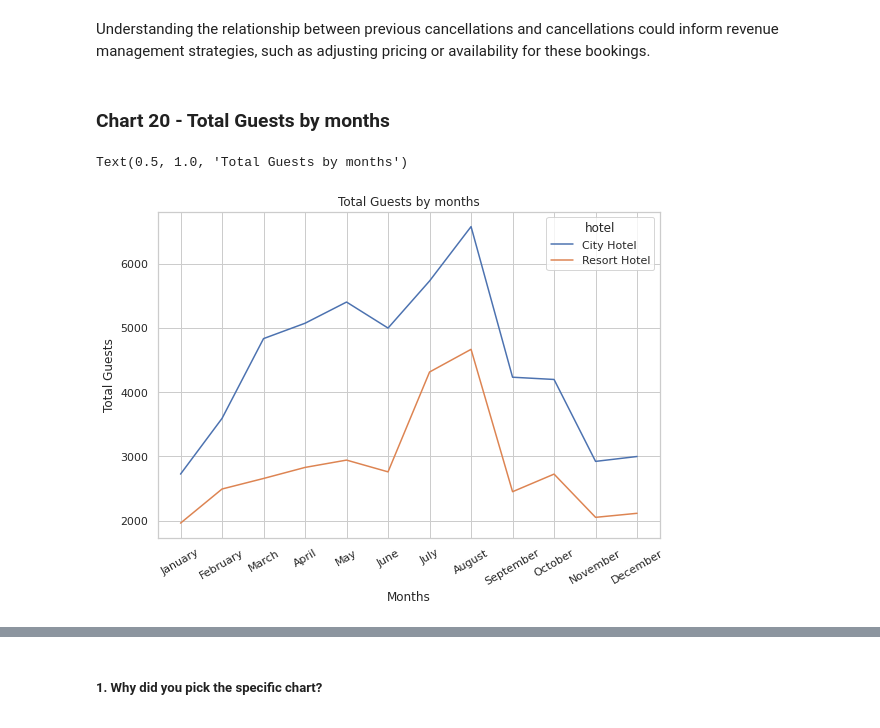
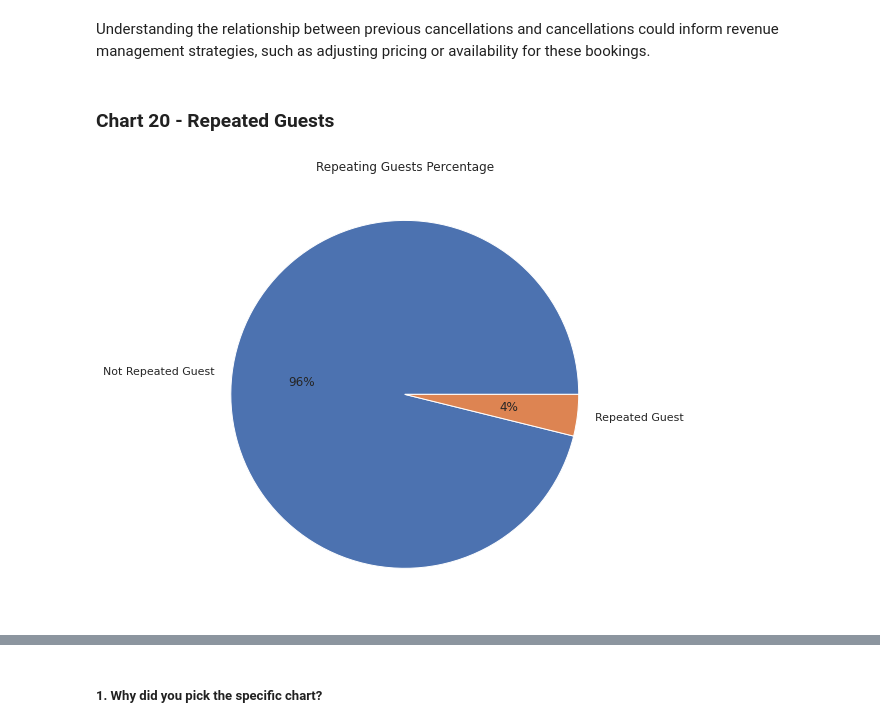
Before and after one commit to ayush9304/HotelBookingAnalysisEDA, a Jupyter notebook: EDA_Hotel_Booking_Analysis.ipynb, the cells around one changed output, grey strips where cells are left out. Drawn from its saved outputs; the diff is of its cells as text; code cells hidden in the pictures.

```diff
--- a/EDA_Hotel_Booking_Analysis.ipynb
+++ b/EDA_Hotel_Booking_Analysis.ipynb
@@ -1201,18 +1213,11 @@ Those who have cancelled previously once have high chance of cancellation compar
 # %% [markdown]
 Understanding the relationship between previous cancellations and cancellations could inform revenue management strategies, such as adjusting pricing or availability for these bookings.
 # %% [markdown]
-### Chart 20 - Total Guests by months
+### Chart 20 - Repeated Guests
-# %%
-d = df.groupby(['hotel', 'arrival_date_month'])['total_guests'].count().reset_index()
-d['arrival_date_month'] = pd.Categorical(d['arrival_date_month'], categories=months, ordered=True)
-d.sort_values('arrival_date_month', inplace=True)
-
-plt.figure(figsize=(9,6))
-sns.lineplot(x='arrival_date_month', y='total_guests', hue='hotel', data=d)
-plt.ylabel("Total Guests")
-plt.xlabel("Months")
-p = plt.xticks(rotation=30)
-plt.title("Total Guests by months")
-# %% [output]
-Text(0.5, 1.0, 'Total Guests by months')
-[figure, removed]
+# %%
+plt.figure(figsize=(8,8))
+d = df['is_repeated_guest'].value_counts()
+p = plt.pie(d, autopct="%.0f%%", labels=['Not Repeated Guest', 'Repeated Guest'])
+_ = plt.title("Repeating Guests Percentage")
+# %% [output]
+[figure, added]
```
Also changed, not shown: parts of 15 cells of this notebook.
